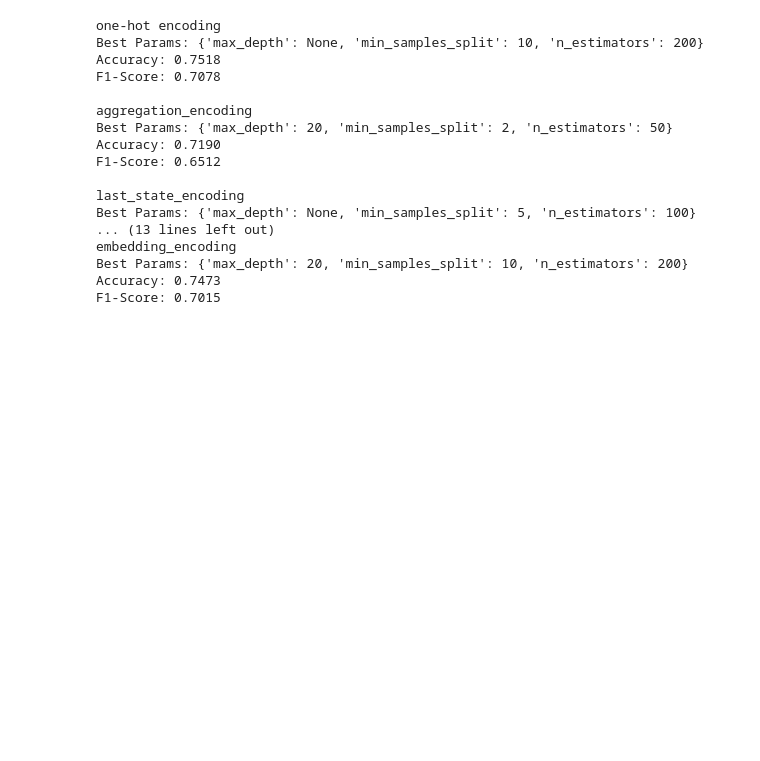
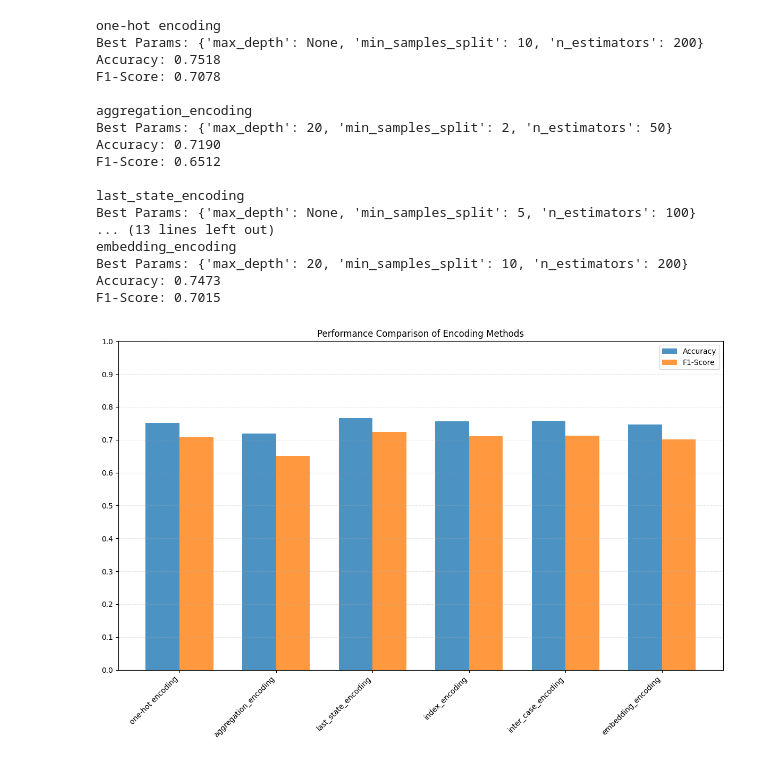
Before and after one commit to LorenzoCirac/Encodings-for-Next-Step-Activity-Prediction, a Jupyter notebook: Encodings for Next Step Activity Prediction.ipynb, the cells around one changed output. Saved outputs shown, nothing was run; the diff lists cells and outputs as text; code cells hidden in the pictures; blank space fills up the shorter version.

```diff
--- a/Encodings for Next Step Activity Prediction.ipynb
+++ b/Encodings for Next Step Activity Prediction.ipynb
@@ -160,10 +212,14 @@ def apply_one_hot_encoding(X_train, X_test):
     X_train_resources = mlb_resources.fit_transform(X_train["resources"])
     X_test_resources = mlb_resources.transform(X_test["resources"])
 
-    X_train_step = X_train[["step"]].values
-    X_test_step = X_test[["step"]].values
+    activities_columns = [f"activity_{cls}" for cls in mlb_activities.classes_]
+    X_train_activities_df = pd.DataFrame(X_train_activities, columns=activities_columns, index=X_train.index)
+    X_test_activities_df = pd.DataFrame(X_test_activities, columns=activities_columns, index=X_test.index)
 
-    X_train_final = np.hstack([X_train_step, X_train_activities, X_train_resources])
-    X_test_final = np.hstack([X_test_step, X_test_activities, X_test_resources])
+    resources_columns = [f"resource_{cls}" for cls in mlb_resources.classes_]
+    X_train_resources_df = pd.DataFrame(X_train_resources, columns=resources_columns, index=X_train.index)
+    X_test_resources_df = pd.DataFrame(X_test_resources, columns=resources_columns, index=X_test.index)
 
-    return X_train_final, X_test_final, "one-hot encoding"
+    X_train_encoded = pd.concat([X_train[["step"]], X_train_activities_df, X_train_resources_df], axis=1)
+    X_test_encoded = pd.concat([X_test[["step"]], X_test_activities_df, X_test_resources_df], axis=1)
+    return X_train_encoded, X_test_encoded, "one-hot encoding"
@@ -298,9 +466,9 @@ def apply_aggregation_encoding(X_train, X_test):
                 "activity_resource_ratio": len(set(activities)) / len(set(resources)) if len(set(resources)) > 0 else 0
             })
 
-        return pd.DataFrame(features)
+        return pd.DataFrame(features, index=X.index)
 
-    X_train_new = compute_aggregation_features(X_train)
-    X_test_new = compute_aggregation_features(X_test)
+    X_train_encoded = compute_aggregation_features(X_train)
+    X_test_encoded = compute_aggregation_features(X_test)
 
-    return X_train_new.values, X_test_new.values, "aggregation_encoding"
+    return X_train_encoded, X_test_encoded, "aggregation_encoding"
@@ -417,3 +626,27 @@ embedding_encoding
 Best Params: {'max_depth': 20, 'min_samples_split': 10, 'n_estimators': 200}
 Accuracy: 0.7473
 F1-Score: 0.7015
+# %%
+encodings = [result["encoding"] for result in results]
+accuracies = [result["accuracy"] for result in results]
+f1_scores = [result["f1_score"] for result in results]
+
+x = np.arange(len(encodings))
+width = 0.35
+
+fig, ax = plt.subplots(figsize=(12, 8))
+bars1 = ax.bar(x - width/2, accuracies, width, label="Accuracy", alpha=0.8)
+bars2 = ax.bar(x + width/2, f1_scores, width, label="F1-Score", alpha=0.8)
+
+ax.set_title("Performance Comparison of Encoding Methods")
+ax.set_xticks(x)
+ax.set_xticklabels(encodings, rotation=45, ha="right")
+ax.set_ylim(0, 1)
+ax.set_yticks(np.arange(0, 1.1, 0.1))
+ax.grid(axis="y", linestyle="--", alpha=0.3)
+ax.legend()
+
+plt.tight_layout()
+plt.show()
+# %% [output]
+[figure, added]
```
Also changed, not shown: parts of 20 cells of this notebook, 3 other files.
